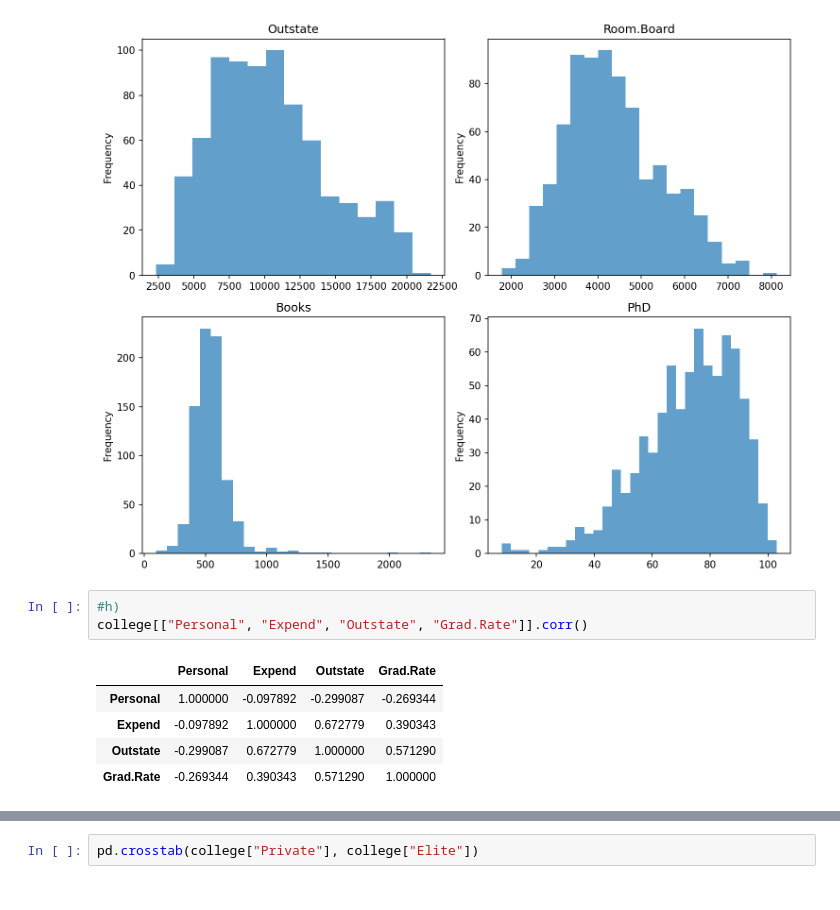
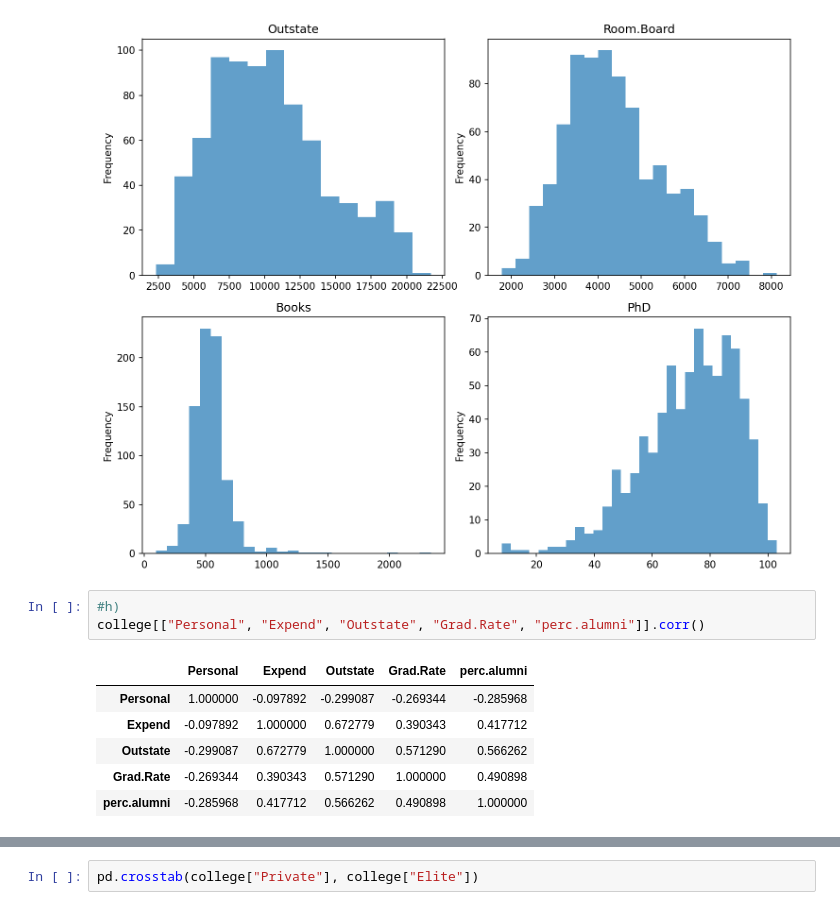
Before and after one commit to AdrianSSkog/Databehandling_AdrianSoderbergSkog, a Jupyter notebook: Labs/labb.ipynb, the cells around one changed output, grey strips where cells are left out. Saved outputs shown, nothing was run; the diff lists cells and outputs as text.

```diff
--- a/Labs/labb.ipynb
+++ b/Labs/labb.ipynb
@@ -102,10 +102,11 @@ plt.tight_layout()
 [figure]
 # %%
 #h)
-college[["Personal", "Expend", "Outstate", "Grad.Rate"]].corr()
+college[["Personal", "Expend", "Outstate", "Grad.Rate", "perc.alumni"]].corr()
 # %% [output]
-|  | Personal | Expend | Outstate | Grad.Rate |
-| Personal | 1.000000 | -0.097892 | -0.299087 | -0.269344 |
-| Expend | -0.097892 | 1.000000 | 0.672779 | 0.390343 |
-| Outstate | -0.299087 | 0.672779 | 1.000000 | 0.571290 |
-| Grad.Rate | -0.269344 | 0.390343 | 0.571290 | 1.000000 |
+|  | Personal | Expend | Outstate | Grad.Rate | perc.alumni |
+| Personal | 1.000000 | -0.097892 | -0.299087 | -0.269344 | -0.285968 |
+| Expend | -0.097892 | 1.000000 | 0.672779 | 0.390343 | 0.417712 |
+| Outstate | -0.299087 | 0.672779 | 1.000000 | 0.571290 | 0.566262 |
+| Grad.Rate | -0.269344 | 0.390343 | 0.571290 | 1.000000 | 0.490898 |
+| perc.alumni | -0.285968 | 0.417712 | 0.566262 | 0.490898 | 1.000000 |
```
Also changed, not shown: parts of 10 cells of this notebook, 1 other file.
